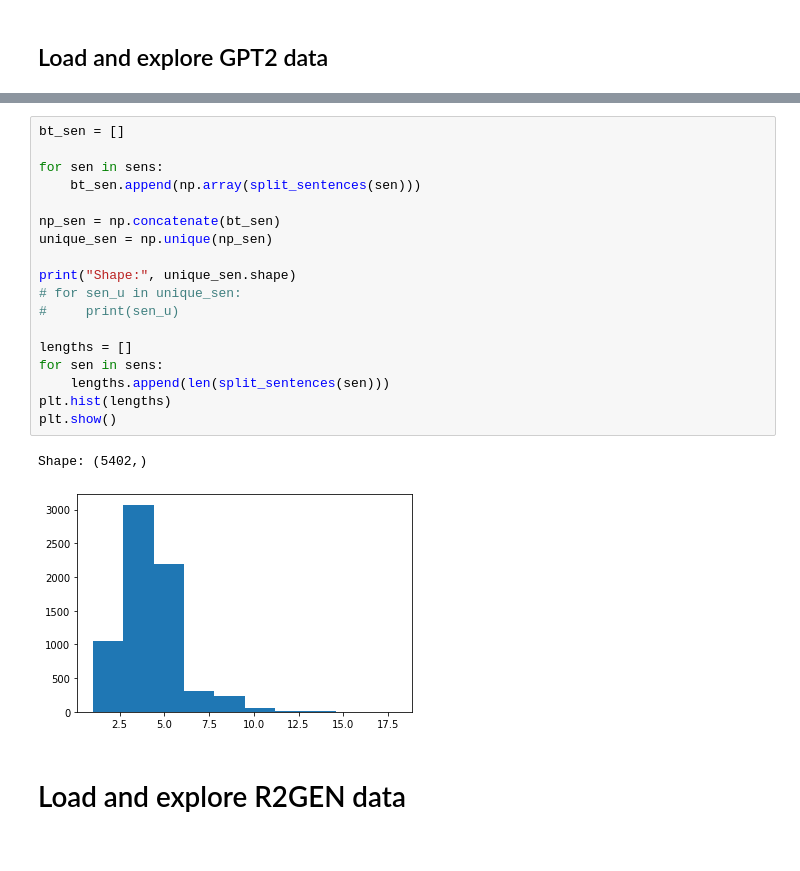
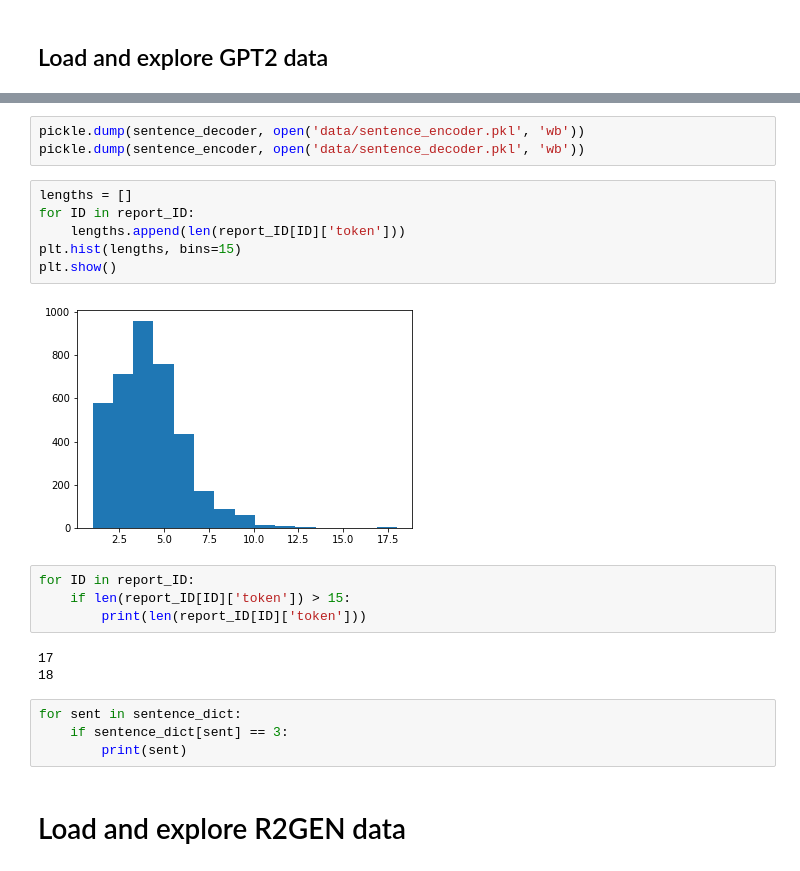
Before and after one commit to brightTagon/X-Ray-Report-Generation, a Jupyter notebook: preprocessing.ipynb, the cells around one changed output, grey strips where cells are left out. Saved outputs shown, nothing was run; the diff lists cells and outputs as text.

```diff
--- a/preprocessing.ipynb
+++ b/preprocessing.ipynb
@@ -57,24 +98,25 @@ print(token)
+# %%
+pickle.dump(sentence_decoder, open('data/sentence_encoder.pkl', 'wb'))
+pickle.dump(sentence_encoder, open('data/sentence_decoder.pkl', 'wb'))
 # %%
-bt_sen = []
-
-for sen in sens:
-    bt_sen.append(np.array(split_sentences(sen)))
-
-np_sen = np.concatenate(bt_sen)
-unique_sen = np.unique(np_sen)
-
-print("Shape:", unique_sen.shape)
-# for sen_u in unique_sen:
-#     print(sen_u)
-
 lengths = []
-for sen in sens:
-    lengths.append(len(split_sentences(sen)))
-plt.hist(lengths)
+for ID in report_ID:
+    lengths.append(len(report_ID[ID]['token']))
+plt.hist(lengths, bins=15)
 plt.show()
 # %% [output]
-Shape: (5402,)
-[figure, old version]
+[figure, new version]
+# %%
+for ID in report_ID:
+    if len(report_ID[ID]['token']) > 15:
+        print(len(report_ID[ID]['token']))
+# %% [output]
+17
+18
+# %%
+for sent in sentence_dict:
+    if sentence_dict[sent] == 3:
+        print(sent)
 # %% [markdown]
 # Load and explore R2GEN data
 # %%
```
Also changed, not shown: parts of 14 cells of this notebook, 26 other files.
